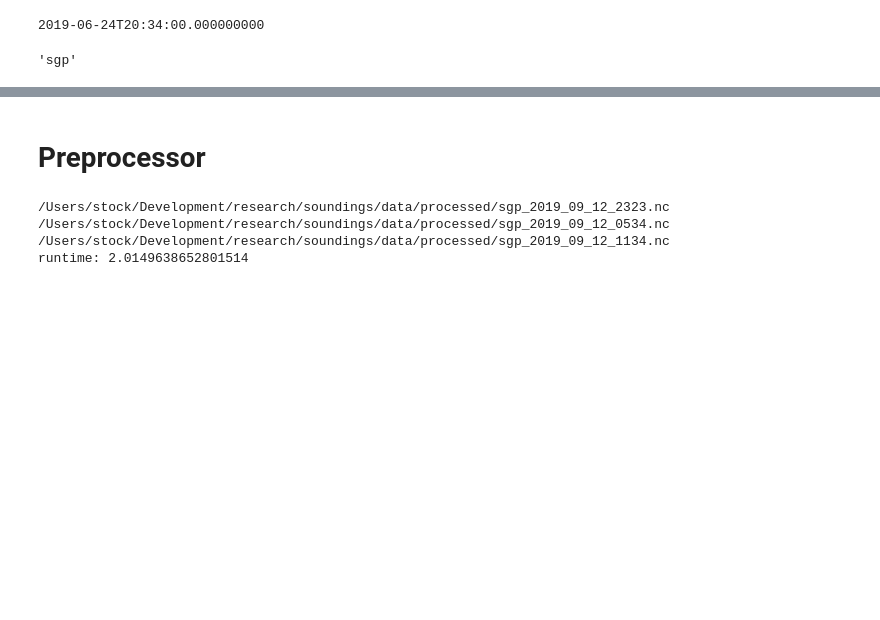
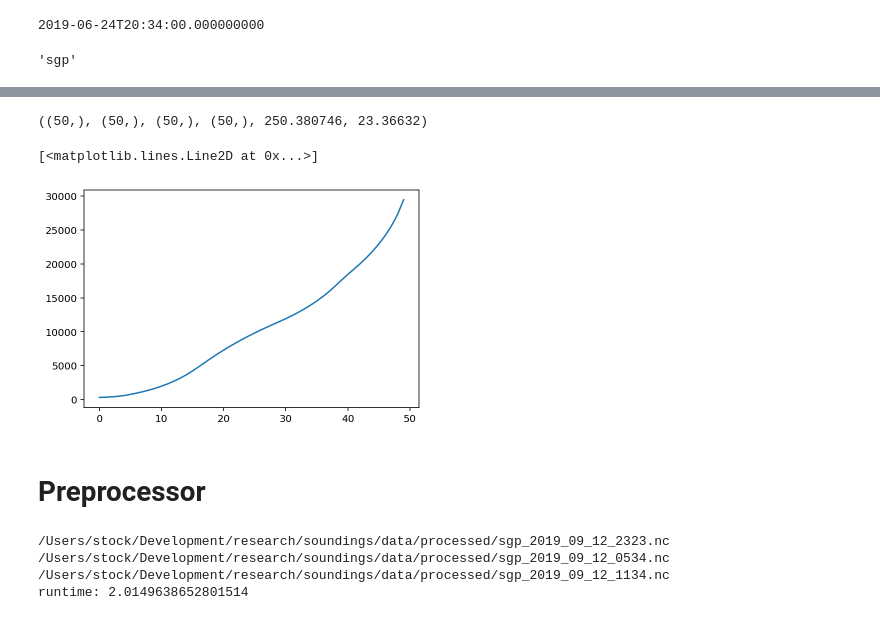
Before and after one commit to stockeh/cira-ml-soundings, a Jupyter notebook: notebooks/data-preprocessing.ipynb, the cells around one changed output, grey strips where cells are left out. Cells and saved outputs as stored; diff of their text form; code cells hidden in the pictures; blank space fills up the shorter version.

Commit message:
updated raploader with dataset

```diff
--- a/notebooks/data-preprocessing.ipynb
+++ b/notebooks/data-preprocessing.ipynb
@@ -431,3 +418,19 @@ fig.tight_layout()
+# %%
+date = pd.Timestamp('2020-01-02T20:34:00.000000000', tz='UTC')
+
+rap = raploader.RAPLoader('/mnt/data1/stock/mlsoundings/rap', date)
+
+center_lon, center_lat = -109.6825, 23.3666
+pres, temp, spec, height, lon, lat = rap.extract_rap_profile(center_lon, center_lat)
+# %%
+pres.shape, temp.shape, spec.shape, height.shape, lon, lat
+# %% [output]
+((50,), (50,), (50,), (50,), 250.380746, 23.36632)
+# %%
+plt.plot(height)
+# %% [output]
+[<matplotlib.lines.Line2D at 0x...>]
+[figure, added]
 # %% [markdown]
 # Preprocessor
 # %%
```
Also changed, not shown: parts of 7 cells of this notebook, 5 other files.
